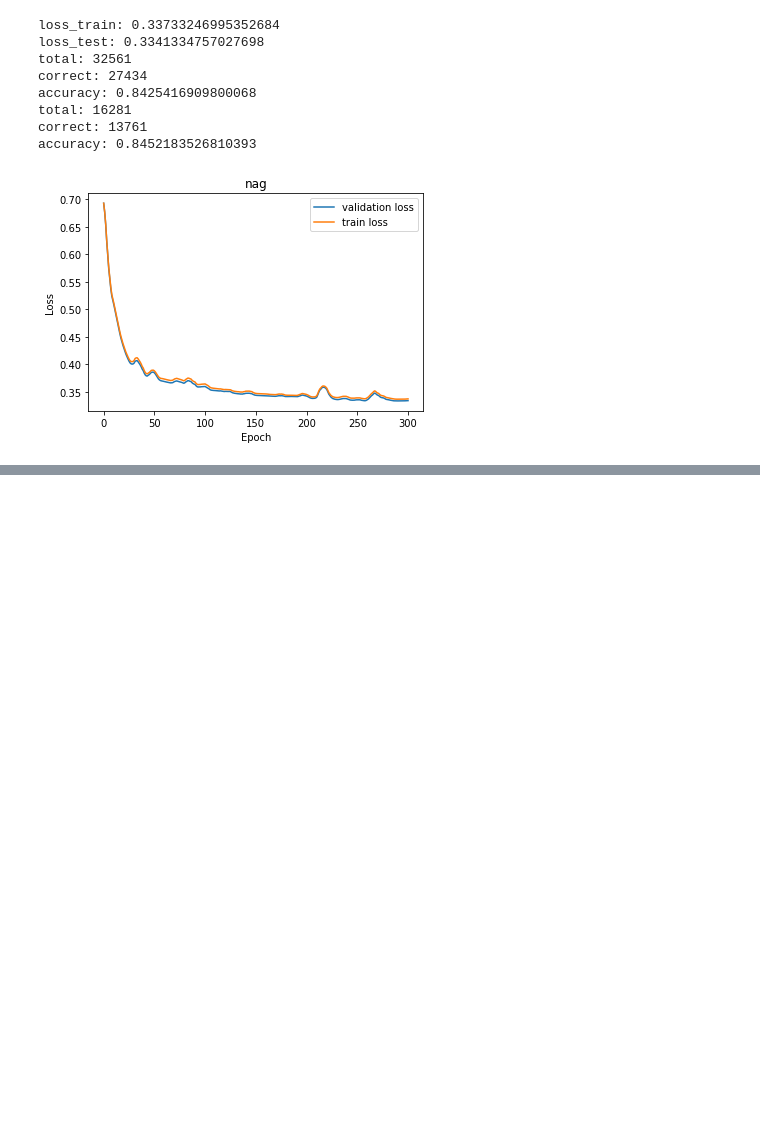
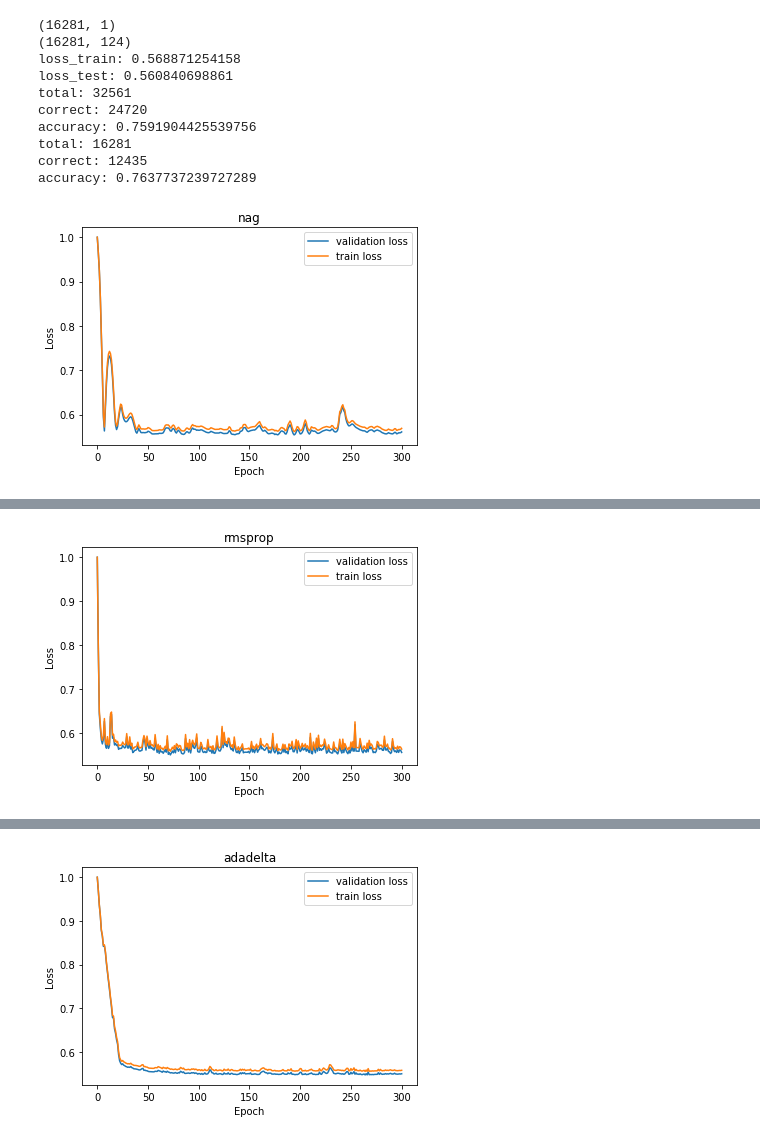
Before and after one commit to sxyzc/ML_lab_2, a Jupyter notebook: ClassificationExperiment.ipynb, the cells around one changed output, grey strips where cells are left out. Cells and saved outputs as stored; diff of their text form; code cells hidden in the pictures; blank space fills up the shorter version.

```diff
--- a/ClassificationExperiment.ipynb
+++ b/ClassificationExperiment.ipynb
@@ -6,22 +6,38 @@ from sklearn.datasets import load_svmlight_file
 from sklearn.model_selection import train_test_split
 from sklearn import svm
 
-#给定矩阵X，一维向量y和w,根据Loss=1/N*sigma(ln(1+exp(-y[n]*w.T*X[n])))(1<=n<=N)计算Loss
+C = 1
+
+#求Loss时分类的判断条件
+def hinge_judge(x, y, w):
+    return 1 - y * (np.dot(w.T, x)) >= 0
+
+#给定矩阵X，一维向量y,w,b,求Loss（根据公式Loss=0.5*w*w+C*sigma(max(0,1-y[i]*(w^T*x[i]+b)))）
 def get_loss(X, y, w):
-    loss = 0
-    for i in range(len(y)):
-        loss += math.log(1 + math.exp(- y[i] * np.dot(w.T, X[i])))
-    return loss / len(y)
+    loss = 0 #初始化Loss
+    #遍历每组数据
+    for i in range(X.shape[0]):
+        #如果大于0，累加loss
+        if(hinge_judge(X[i], y[i], w)):
+            loss += 1 - y[i] * (np.dot(w.T, X[i]))
+    loss *= C #乘以系数C
+    loss /= len(y)
+    loss += np.dot(w, w) / 2 #加上求和外的0.5*w*w
+    return loss
 
-#给定矩阵X，一维向量y和w,计算Loss在w上的梯度
-#令exp_tem = exp(-y[n]*w.T*X[n])
-#则可根据Loss=1/N*sigma((-y[n]*exp_tem/(1+exp_tem))*X[n])(1<=n<=N)计算梯度
 def get_gradient(X, y, w):
     gradient = np.zeros(shape=[X.shape[1]])
-    for i in range(len(y)):
-        exp_tem = math.exp(- y[i] * np.dot(w.T, X[i]))
-        gradient += (- y[i] * exp_tem / (1 + exp_tem)) * X[i]
+        #遍历每组数据，根据hinge_judge判断该组数据是否对梯度有贡献
+    for j in range(len(y)):
+        if hinge_judge(X[j], y[j], w):
+            gradient -= C * y[j] * X[j]
+
+    #对每组数据求和后得到的梯度求均值
     gradient /= len(y)
+
+    #w的梯度需要加上w_train
+    gradient += w
+
     return gradient
 
 #主要的训练过程，需要传入数据，部分超参数，训练方法和画图列表
@@ -54,7 +70,9 @@ def train(X_train, y_train, X_test, y_test, theta, lr, max_epoch, train_way, los
         # nag
         if train_way == "nag":
             gradient = get_gradient(X_batch, y_batch, theta - gama * velocity)
+            #print("gradient:",gradient.shape,gradient)
             velocity = gama * velocity + lr * gradient
+            #print("velocity:",velocity.shape,velocity)
             theta = theta - velocity
 
         # rmsprop
@@ -76,14 +94,14 @@ def train(X_train, y_train, X_test, y_test, theta, lr, max_epoch, train_way, los
             gradient = get_gradient(X_batch, y_batch, theta)
             moments = beta * moments + (1 - beta) * gradient
             Gradient = gama * Gradient + (1 - gama) * (gradient * gradient)
-            alpha = lr * math.sqrt(1 - math.pow(gama, t)) / (1 - math.pow(beta, t))
+            if t == 0: alpha = 0
+            else : alpha = lr * math.sqrt(1 - math.pow(gama, t)) / (1 - math.pow(beta, t))
             theta = theta - alpha * moments / np.sqrt(Gradient + epsilon)
 
         #每次训练结束后，添加画图列表的数据，利用get_loss函数计算此时Loss
         epochs.append(t)
         loss_train.append(get_loss(X_train, y_train, theta))
         loss_test.append(get_loss(X_test, y_test, theta))
-
     return theta
 
 #输出分类的正确率，分类的阈值为0
@@ -102,9 +120,17 @@ X_test, y_test = load_svmlight_file("a9a.t")
 X_train = X_train.toarray()
 X_test = X_test.toarray()
 
-#测试集上第123个属性全为0，这里补上
+#训练集增加一列，X=(X:1)
+temp = np.ones(shape=[len(y_train),1])
+X_train = np.concatenate([X_train,temp], axis=1)
+
+#测试集增加第123个属性（全为零），同时增加一列1
 temp = np.zeros(shape=[len(y_test),1])
 X_test = np.concatenate([X_test,temp], axis=1)
+temp = np.ones(shape=[len(y_test),1])
+X_test = np.concatenate([X_test,temp], axis=1)
+print(temp.shape)
+print(X_test.shape)
 
 #初始化待求参数，使用全零初始化
 w_train = np.zeros(shape=[X_train.shape[1]])
@@ -115,39 +141,42 @@ lr = 0.01
 
 #定义训练方法的集合
 train_way = ["nag", "rmsprop", "adadelta", "adam"]
-#train_way = ["nag"]
 
 for i,way in enumerate(train_way):
     #画图列表的初始化，epochs存迭代次数，loss_train为训练集Loss，loss_test为验证集Loss
     epochs = []
     loss_train = []
     loss_test = []
     w_train = np.zeros(shape=[X_train.shape[1]])
     w_train = train(X_train, y_train, X_test, y_test, w_train, lr, max_epoch, way, loss_train, loss_test, epochs)
 
     #输出最后一次迭代前的训练集和验证集上的Loss，用以调参
     print("loss_train:", loss_train[len(loss_train)-1])
     print("loss_test:", loss_test[len(loss_test)-1])
 
     #调用printCorrect函数，显示训练集和验证集上的正确率
     print_correct(X_train, y_train, w_train)
     print_correct(X_test, y_test, w_train)
 
     #显示训练集和验证集的Loss随迭代次数增加而变化的图形
+
+    #plt.subplot(2, 2, i + 1)
     plt.plot(epochs, loss_test, label='validation loss')
     plt.plot(epochs, loss_train, label='train loss')
     plt.xlabel('Epoch')
     plt.ylabel('Loss')
     plt.legend()
     plt.title(way)
     plt.show()
 # %% [output]
-loss_train: 0.33733246995352684
-loss_test: 0.3341334757027698
+(16281, 1)
+(16281, 124)
+loss_train: 0.568871254158
+loss_test: 0.560840698861
 total: 32561
-correct: 27434
-accuracy: 0.8425416909800068
+correct: 24720
+accuracy: 0.7591904425539756
 total: 16281
-correct: 13761
-accuracy: 0.8452183526810393
+correct: 12435
+accuracy: 0.7637737239727289
-[figure, old version]
+[figure, new version]
@@ -154,0 +191 @@ KeyboardInterrupt:
+[figure, added]
@@ -154,0 +200 @@ KeyboardInterrupt:
+[figure, added]
```
Also changed, not shown: parts of 1 cell of this notebook, 1 other file.
